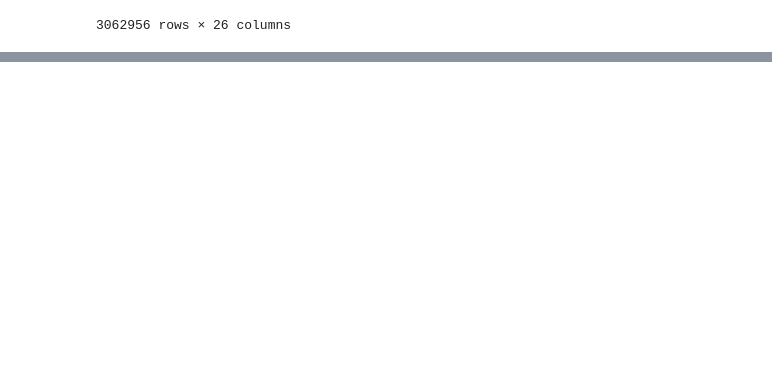
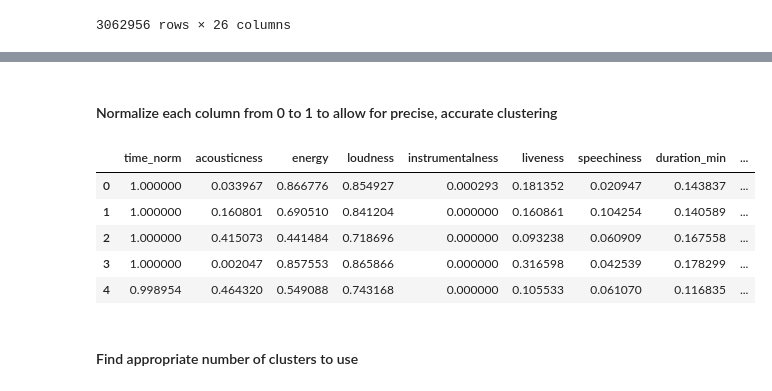
Before and after one commit to abhiravjoshi/spotify_billboard_analysis, a Jupyter notebook: musicDataProject.ipynb, the cells around one changed output, grey strips where cells are left out. Saved outputs shown, nothing was run; the diff lists cells and outputs as text; code cells hidden in the pictures; blank space fills up the shorter version.

Commit message:
commit 2, k-means clustering compared with boxplot

```diff
--- a/musicDataProject.ipynb
+++ b/musicDataProject.ipynb
@@ -397,0 +422,29 @@ df3
+# %%
+features = ['time_norm','acousticness', 'energy', 'loudness','instrumentalness', 'liveness','speechiness','duration_min','valence','weeks_on_chart','explicit']
+# %%
+df1_hits_km = df1_hits.copy()
+# %% [markdown]
+#### Normalize each column from 0 to 1 to allow for precise, accurate clustering
+# %%
+df1_hits_km['time_scale'] = pd.to_datetime(df1_hits_km['week']).astype('int64')
+max_a = df1_hits_km.time_scale.max()
+min_a = df1_hits_km.time_scale.min()
+min_norm = 0
+max_norm =1
+df1_hits_km['time_norm'] = (df1_hits_km.time_scale- min_a) *(max_norm - min_norm) / (max_a-min_a) + min_norm
+# %%
+scaler = MinMaxScaler()
+for i in range(1,8):
+    scaler.fit(df1_hits_km[[features[i]]])
+    df1_hits_km[features[i]] = scaler.transform(df1_hits_km[[features[i]]])
+# %%
+df1_hits_km[features].head()
+# %% [output]
+|  | time_norm | acousticness | energy | loudness | instrumentalness | liveness | speechiness | duration_min | ... |
+| 0 | 1.000000 | 0.033967 | 0.866776 | 0.854927 | 0.000293 | 0.181352 | 0.020947 | 0.143837 | ... |
+| 1 | 1.000000 | 0.160801 | 0.690510 | 0.841204 | 0.000000 | 0.160861 | 0.104254 | 0.140589 | ... |
+| 2 | 1.000000 | 0.415073 | 0.441484 | 0.718696 | 0.000000 | 0.093238 | 0.060909 | 0.167558 | ... |
+| 3 | 1.000000 | 0.002047 | 0.857553 | 0.865866 | 0.000000 | 0.316598 | 0.042539 | 0.178299 | ... |
+| 4 | 0.998954 | 0.464320 | 0.549088 | 0.743168 | 0.000000 | 0.105533 | 0.061070 | 0.116835 | ... |
+# %% [markdown]
+#### Find appropriate number of clusters to use
```
Also changed, not shown: parts of 17 cells of this notebook.
